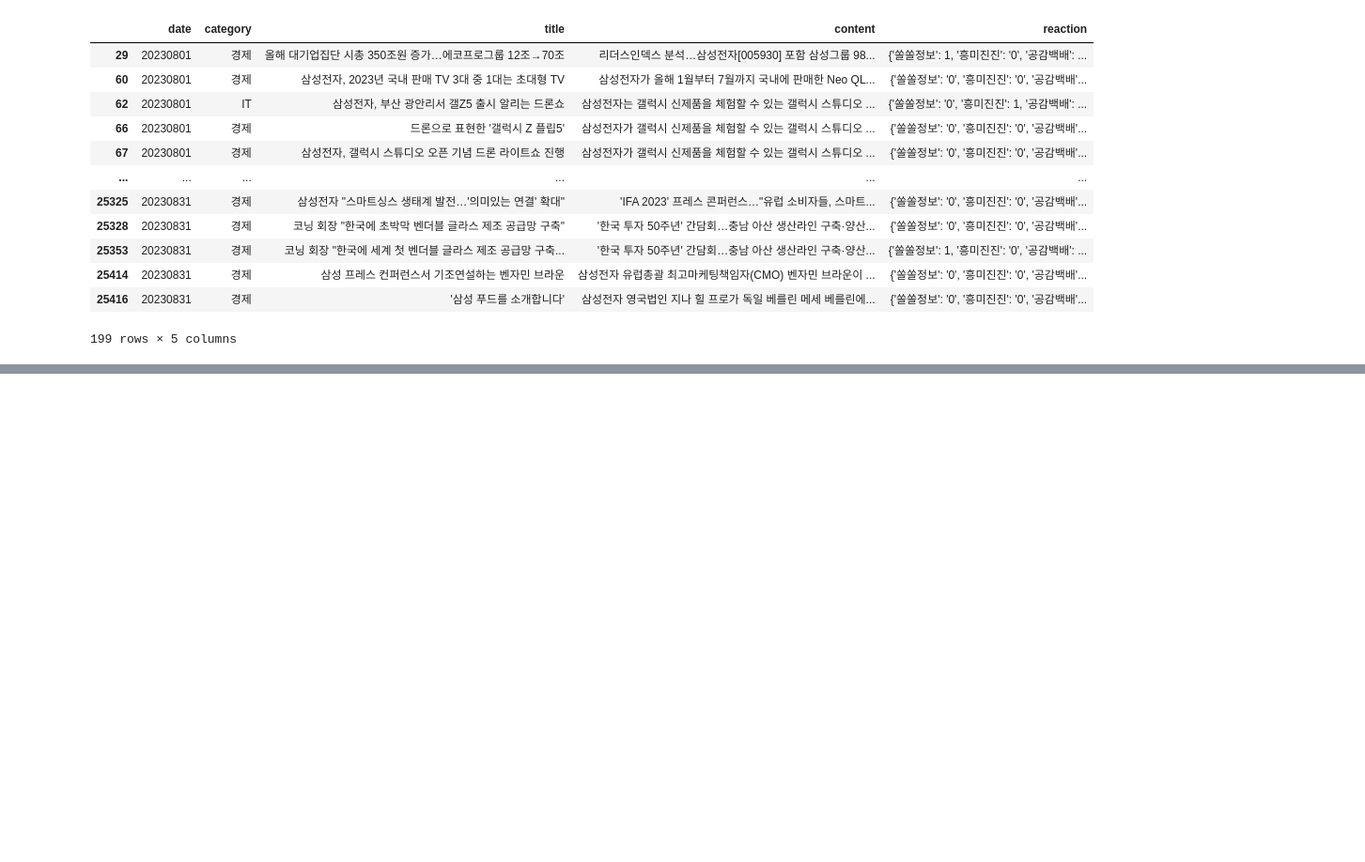
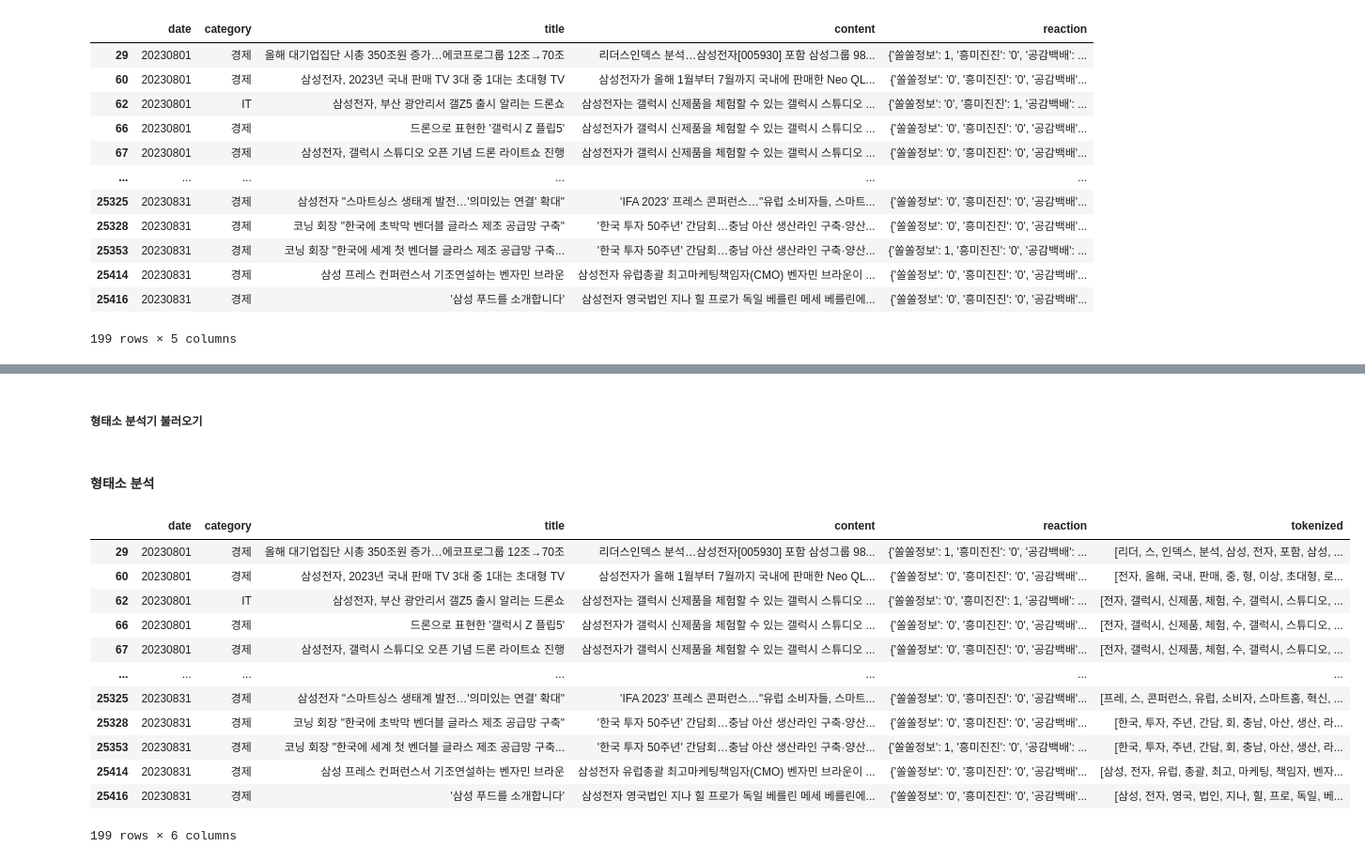
Before and after one commit to heedahan1619/Samsung_Electronics_project, a Jupyter notebook: samsung_electronics.ipynb, the cells around one changed output, grey strips where cells are left out. Shown at 94% size. Saved outputs shown, nothing was run; the diff lists cells and outputs as text; code cells hidden in the pictures; blank space fills up the shorter version.

```diff
--- a/samsung_electronics.ipynb
+++ b/samsung_electronics.ipynb
@@ -879,0 +904,2 @@ df
+# %% [markdown]
+##### 형태소 분석기 불러오기
@@ -879,0 +908,21 @@ df
+# %% [markdown]
+#### 형태소 분석
+# %%
+okt = Okt() # 명사 분석기에 이름 부여
+
+df['tokenized'] = df['content'].apply(okt.nouns)
+df
+# %% [output]
+|  | date | category | title | content | reaction | tokenized |
+| 29 | 20230801 | 경제 | 올해 대기업집단 시총 350조원 증가…에코프로그룹 12조→70조 | 리더스인덱스 분석…삼성전자[005930] 포함 삼성그룹 98... | {'쏠쏠정보': 1, '흥미진진': '0', '공감백배': ... | [리더, 스, 인덱스, 분석, 삼성, 전자, 포함, 삼성, ... |
+| 60 | 20230801 | 경제 | 삼성전자, 2023년 국내 판매 TV 3대 중 1대는 초대형 TV | 삼성전자가 올해 1월부터 7월까지 국내에 판매한 Neo QL... | {'쏠쏠정보': '0', '흥미진진': '0', '공감백배'... | [전자, 올해, 국내, 판매, 중, 형, 이상, 초대형, 로... |
+| 62 | 20230801 | IT | 삼성전자, 부산 광안리서 갤Z5 출시 알리는 드론쇼 | 삼성전자는 갤럭시 신제품을 체험할 수 있는 갤럭시 스튜디오 ... | {'쏠쏠정보': '0', '흥미진진': 1, '공감백배': ... | [전자, 갤럭시, 신제품, 체험, 수, 갤럭시, 스튜디오, ... |
+| 66 | 20230801 | 경제 | 드론으로 표현한 '갤럭시 Z 플립5' | 삼성전자가 갤럭시 신제품을 체험할 수 있는 갤럭시 스튜디오 ... | {'쏠쏠정보': '0', '흥미진진': '0', '공감백배'... | [전자, 갤럭시, 신제품, 체험, 수, 갤럭시, 스튜디오, ... |
+| 67 | 20230801 | 경제 | 삼성전자, 갤럭시 스튜디오 오픈 기념 드론 라이트쇼 진행 | 삼성전자가 갤럭시 신제품을 체험할 수 있는 갤럭시 스튜디오 ... | {'쏠쏠정보': '0', '흥미진진': '0', '공감백배'... | [전자, 갤럭시, 신제품, 체험, 수, 갤럭시, 스튜디오, ... |
+| ... | ... | ... | ... | ... | ... | ... |
+| 25325 | 20230831 | 경제 | 삼성전자 "스마트싱스 생태계 발전…'의미있는 연결' 확대" | 'IFA 2023' 프레스 콘퍼런스…"유럽 소비자들, 스마트... | {'쏠쏠정보': '0', '흥미진진': '0', '공감백배'... | [프레, 스, 콘퍼런스, 유럽, 소비자, 스마트홈, 혁신, ... |
+| 25328 | 20230831 | 경제 | 코닝 회장 "한국에 초박막 벤더블 글라스 제조 공급망 구축" | '한국 투자 50주년' 간담회…충남 아산 생산라인 구축·양산... | {'쏠쏠정보': '0', '흥미진진': '0', '공감백배'... | [한국, 투자, 주년, 간담, 회, 충남, 아산, 생산, 라... |
+| 25353 | 20230831 | 경제 | 코닝 회장 "한국에 세계 첫 벤더블 글라스 제조 공급망 구축... | '한국 투자 50주년' 간담회…충남 아산 생산라인 구축·양산... | {'쏠쏠정보': 1, '흥미진진': '0', '공감백배': ... | [한국, 투자, 주년, 간담, 회, 충남, 아산, 생산, 라... |
+| 25414 | 20230831 | 경제 | 삼성 프레스 컨퍼런스서 기조연설하는 벤자민 브라운 | 삼성전자 유럽총괄 최고마케팅책임자(CMO) 벤자민 브라운이 ... | {'쏠쏠정보': '0', '흥미진진': '0', '공감백배'... | [삼성, 전자, 유럽, 총괄, 최고, 마케팅, 책임자, 벤자... |
+| 25416 | 20230831 | 경제 | '삼성 푸드를 소개합니다' | 삼성전자 영국법인 지나 힐 프로가 독일 베를린 메세 베를린에... | {'쏠쏠정보': '0', '흥미진진': '0', '공감백배'... | [삼성, 전자, 영국, 법인, 지나, 힐, 프로, 독일, 베... |
+199 rows × 6 columns
```
Also changed, not shown: parts of 8 cells of this notebook.
